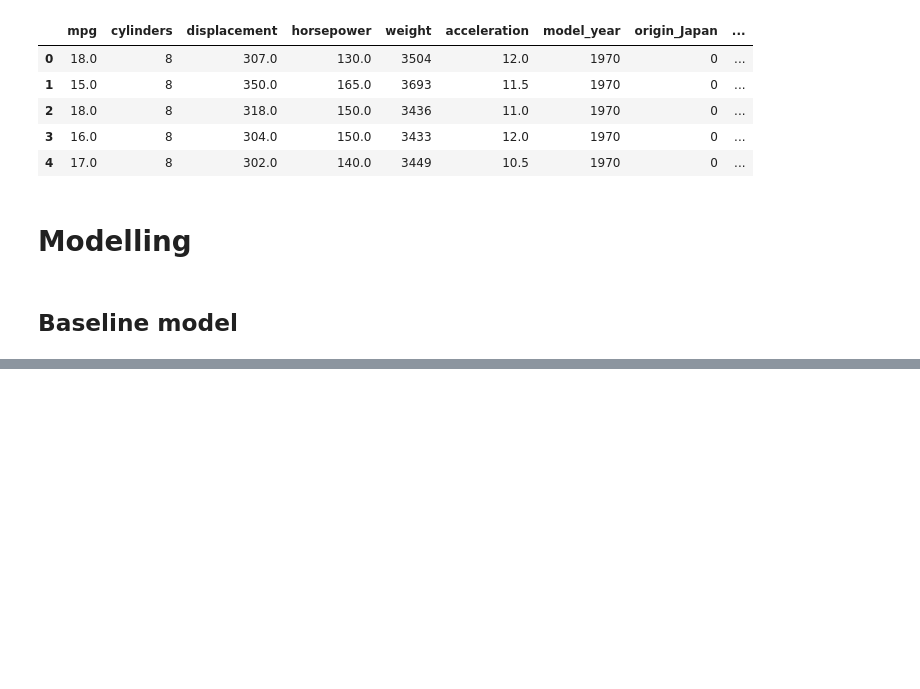
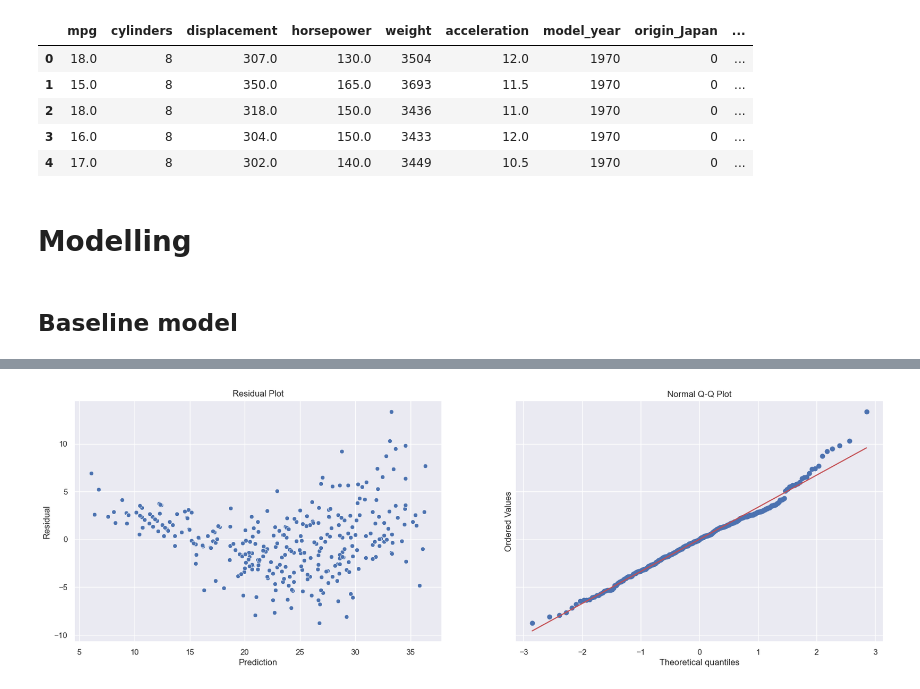
Before and after one commit to GeorgeScriptt/Vehicle-Fuel-Efficiency-Prediction, a Jupyter notebook: Vehicle-Fuel-Efficiency-Analysis-and-Modelling.ipynb, the cells around one changed output, grey strips where cells are left out. Saved outputs shown, nothing was run; the diff lists cells and outputs as text; code cells hidden in the pictures; blank space fills up the shorter version.

```diff
--- a/Vehicle-Fuel-Efficiency-Analysis-and-Modelling.ipynb
+++ b/Vehicle-Fuel-Efficiency-Analysis-and-Modelling.ipynb
@@ -356,0 +375,14 @@ residual_analysis(base_model)
+# %%
+X = sm.add_constant(auto_df.drop("mpg", axis=1))
+y = auto_df["mpg"]
+# %%
+# Split data
+X_train, X_test, y_train, y_test = train_test_split(X, y, test_size=.20, random_state=2026)
+# %%
+# Fit model and return validation score using cross validation
+model, cross_val_r2, cross_val_mae, r2_scores, mae_scores = cross_validation(X_train, y_train)
+
+print(f"Base Model All R2 Scores: {r2_scores}")
+print(f"Base Model Cross Validation R2: {cross_val_r2}")
+print(f"\nBase Model All MAE Scores: {mae_scores}")
+print(f"Base Model Cross Validation MAE: {cross_val_mae}")
@@ -356,0 +426,5 @@ residual_analysis(base_model)
+# %%
+# residual analysis
+residual_analysis(model)
+# %% [output]
+[figure, added]
```
Also changed, not shown: parts of 13 cells of this notebook.
